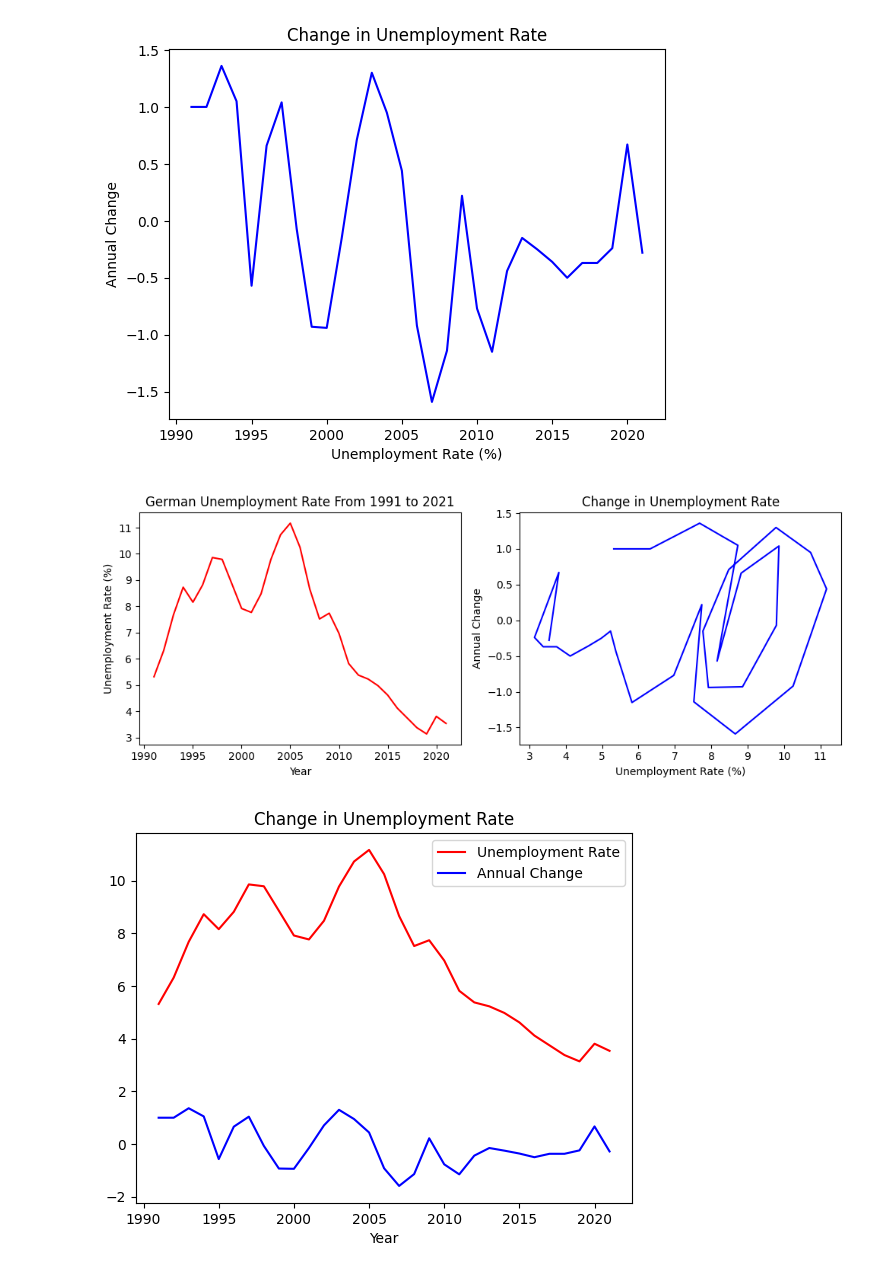
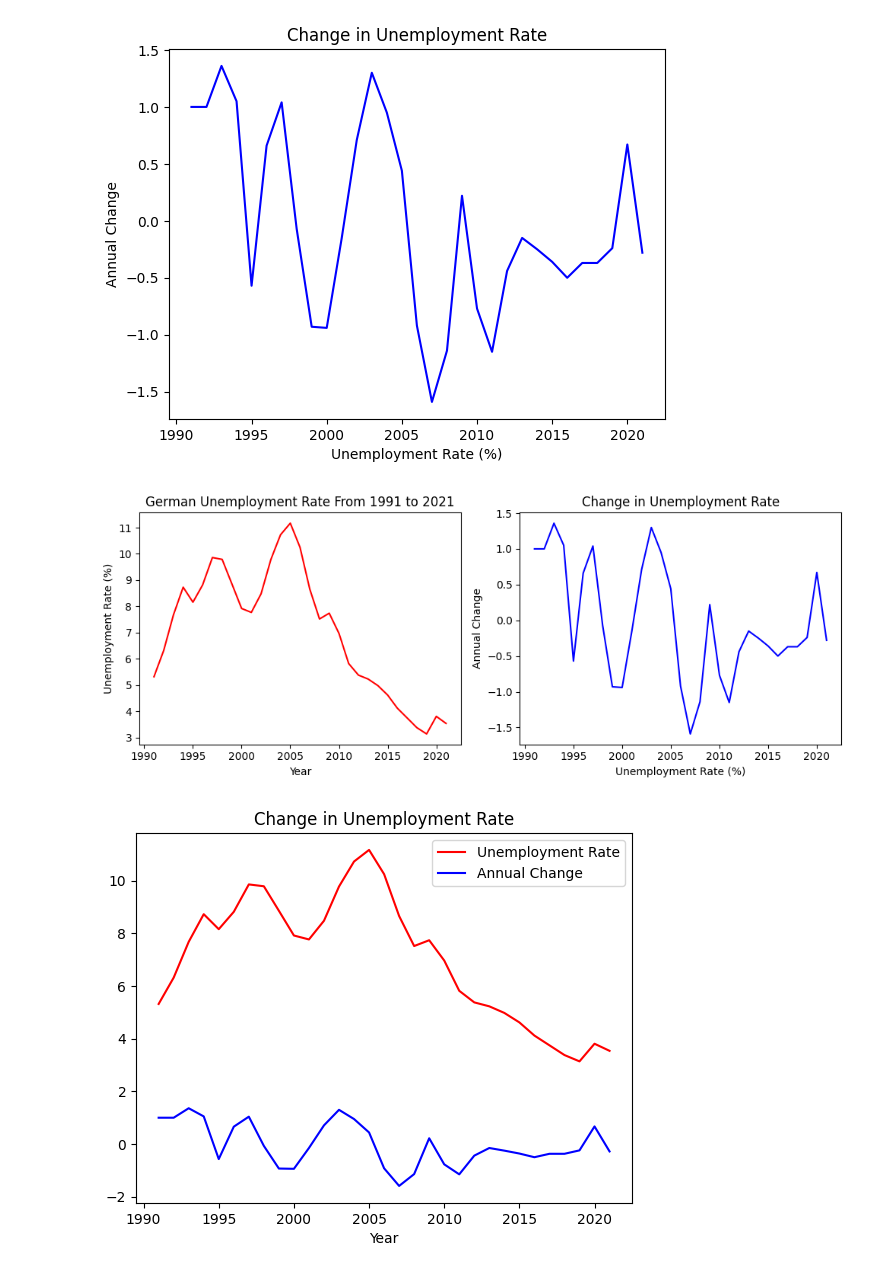
Before and after one commit to Avesta03/German-Unemployment-Rates-Stats-Pandas, a Jupyter notebook: unemploymentrate.ipynb, the cells around one changed output. Drawn from its saved outputs; the diff is of its cells as text; code cells hidden in the pictures.

Commit message:
Bit of debugging since messy graph

```diff
--- a/unemploymentrate.ipynb
+++ b/unemploymentrate.ipynb
@@ -52,26 +52,26 @@ plt.show()
 # %%
 import matplotlib.pyplot as plt
 
 # create figure and axes for subplots
 fig, (ax1, ax2) = plt.subplots(1, 2, figsize=(10, 4))
 
 # plot first graph on first subplot
 ax1.plot(small_df['year'], small_df['unemployment rate'], color='red')
 ax1.set_title('German Unemployment Rate From 1991 to 2021')
 ax1.set_xlabel('Year')
 ax1.set_ylabel('Unemployment Rate (%)')
 
 # plot second graph on second subplot
-ax2.plot(df['unemployment rate'], df['annual change'], color='blue')
+ax2.plot(df['year'], df['annual change'], color='blue')
 ax2.set_title('Change in Unemployment Rate')
 ax2.set_xlabel('Unemployment Rate (%)')
 ax2.set_ylabel('Annual Change')
 
 # adjust layout and display figure
 plt.tight_layout()
 plt.show()
 # %% [output]
-[figure, old version]
+[figure, new version]
 # %%
 import matplotlib.pyplot as plt
 
```
